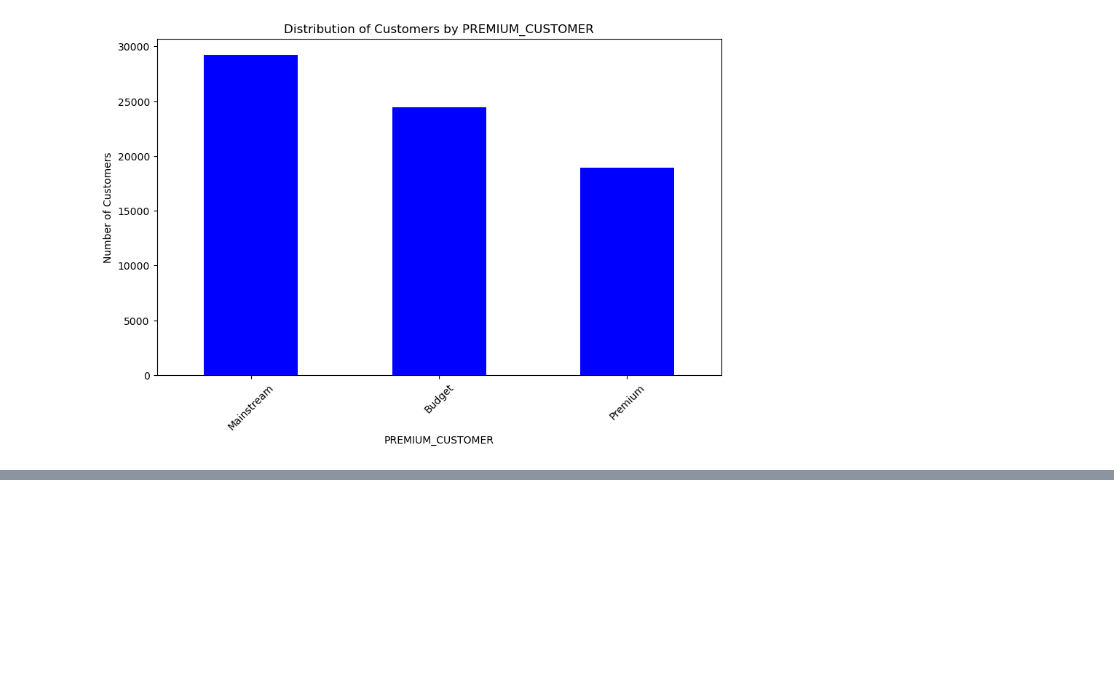
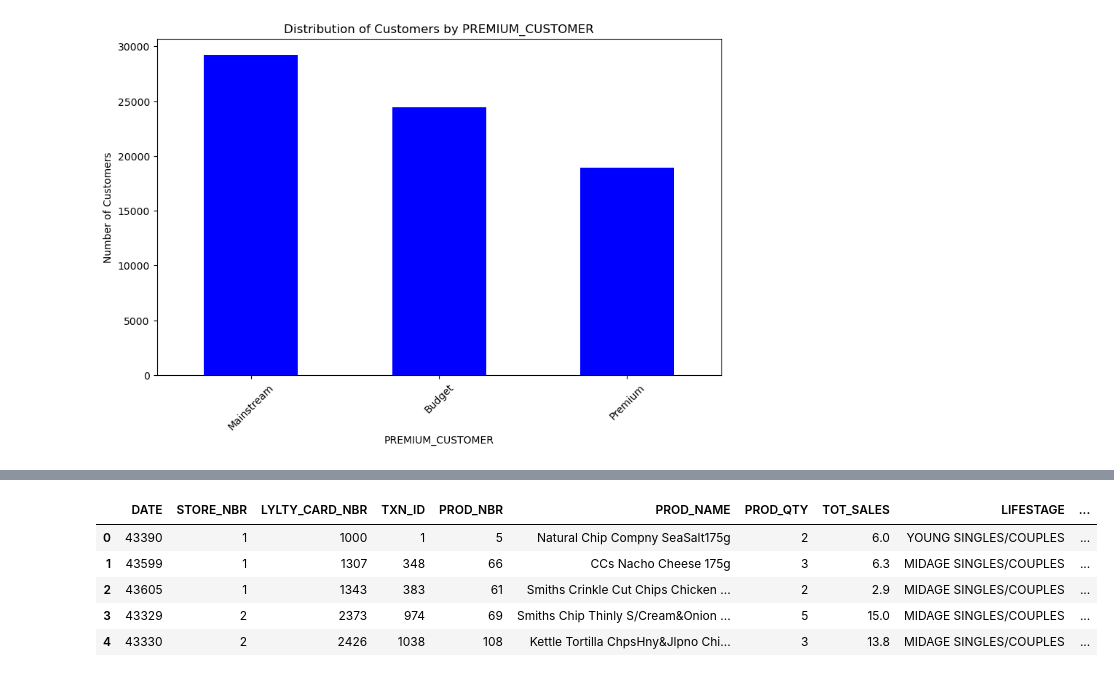
Before and after one commit to JanickVision27/Quantium_DataAnalysis_Project, a Jupyter notebook: Data Analysis First Section.ipynb, the cells around one changed output, grey strips where cells are left out. Cells and saved outputs as stored; diff of their text form; code cells hidden in the pictures; blank space fills up the shorter version.

```diff
--- a/Data Analysis First Section.ipynb
+++ b/Data Analysis First Section.ipynb
@@ -229,0 +232,22 @@ plt.show()
+# %%
+customers_df = pd.read_csv('QVI_purchase_behaviour.csv')
+transaction_df = pd.read_excel('QVI_transaction_data.xlsx')
+# %%
+merged_df = pd.merge(transaction_df, customers_df, on ='LYLTY_CARD_NBR', how = 'left')
+
+#validate the merge dataset
+print("Merge Dataframe shape: ", merged_df.shape)
+print("Checking any null values in merged dataframe")
+print(merged_df.isnull().sum())
+
+#Making sure if there is no duplicates in merged dataframe
+duplicates = merged_df.duplicated().sum()
+print(f'Number of duplicates rows in merged Dataframe: {duplicates}')
+
+# check for the unmatched records (Rows where customer data is missing)
+unmatched = merged_df['LIFESTAGE'].isnull().sum()
+print(f'Number of unmatched records by checking if there is a missing customer data : {unmatched}')
+
+# Save the merged dataset
+merged_df.to_csv('merged_data.csv', index=False)
+print("Merged dataset saved as 'merged_data.csv'")
@@ -229,0 +271,9 @@ plt.show()
+# %%
+merged_df.head()
+# %% [output]
+|  | DATE | STORE_NBR | LYLTY_CARD_NBR | TXN_ID | PROD_NBR | PROD_NAME | PROD_QTY | TOT_SALES | LIFESTAGE | ... |
+| 0 | 43390 | 1 | 1000 | 1 | 5 | Natural Chip Compny SeaSalt175g | 2 | 6.0 | YOUNG SINGLES/COUPLES | ... |
+| 1 | 43599 | 1 | 1307 | 348 | 66 | CCs Nacho Cheese 175g | 3 | 6.3 | MIDAGE SINGLES/COUPLES | ... |
+| 2 | 43605 | 1 | 1343 | 383 | 61 | Smiths Crinkle Cut Chips Chicken ... | 2 | 2.9 | MIDAGE SINGLES/COUPLES | ... |
+| 3 | 43329 | 2 | 2373 | 974 | 69 | Smiths Chip Thinly S/Cream&Onion ... | 5 | 15.0 | MIDAGE SINGLES/COUPLES | ... |
+| 4 | 43330 | 2 | 2426 | 1038 | 108 | Kettle Tortilla ChpsHny&Jlpno Chi... | 3 | 13.8 | MIDAGE SINGLES/COUPLES | ... |
```
Also changed, not shown: parts of 4 cells of this notebook, 1 other file.
